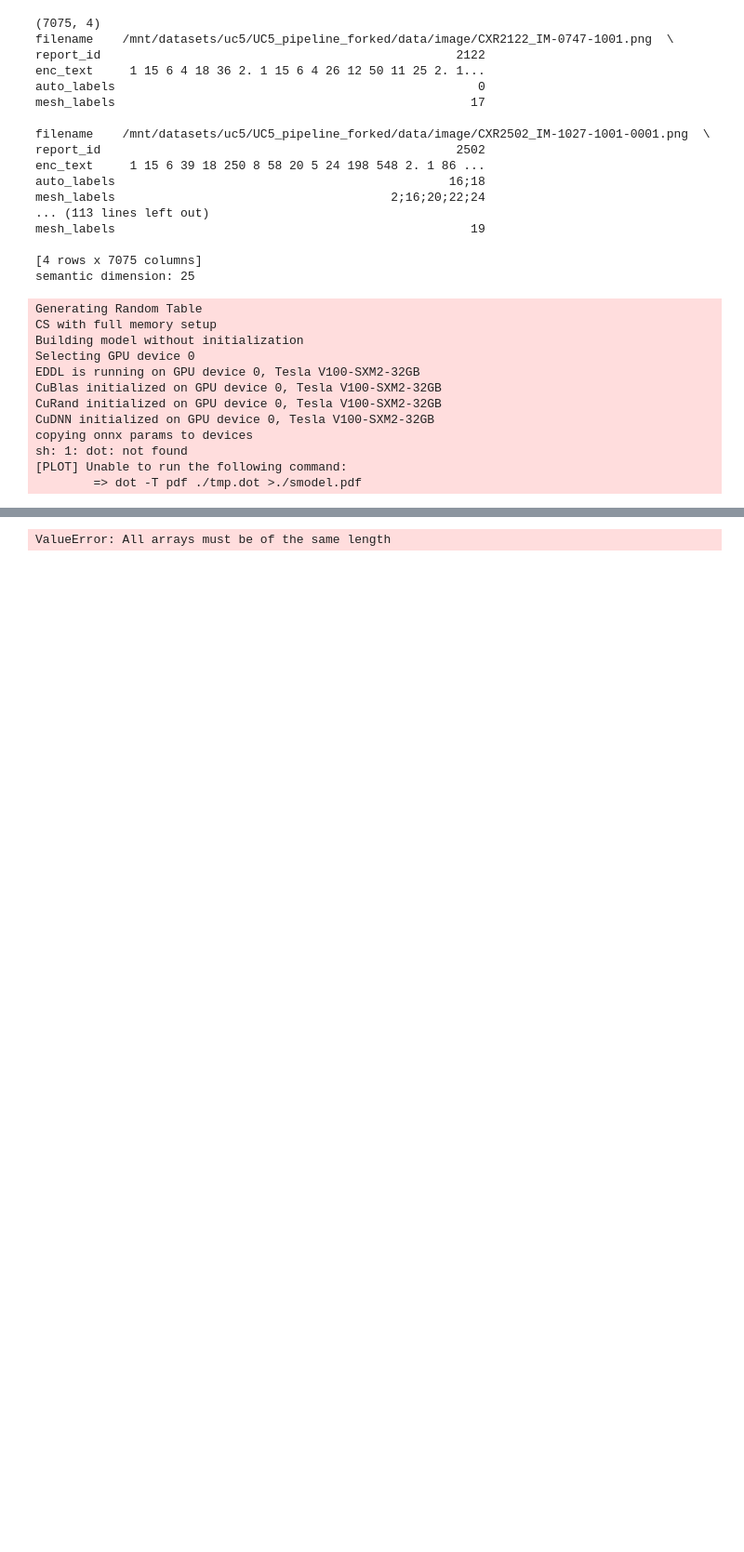
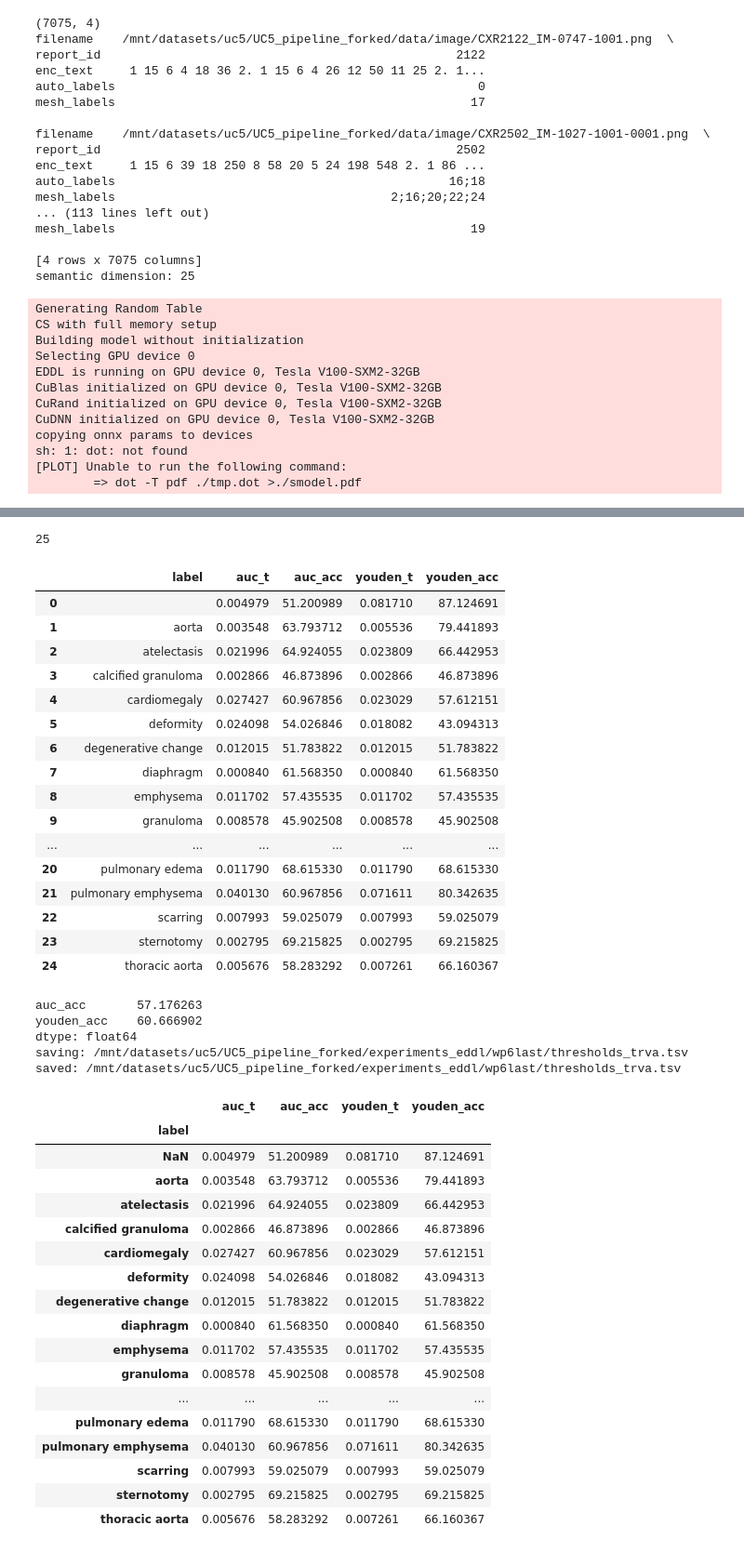
Before and after one commit to thistlillo/UC5_pipeline_forked, a Jupyter notebook: src/NB_per_label_thresholds.ipynb, the cells around one changed output, grey strips where cells are left out. Shown at 93% size. Cells and saved outputs as stored; diff of their text form; code cells hidden in the pictures; blank space fills up the shorter version.

Commit message:
eddl 1.3

```diff
--- a/src/NB_per_label_thresholds.ipynb
+++ b/src/NB_per_label_thresholds.ipynb
@@ -122,11 +122,13 @@ def load_image(filename):
 def label_list(lab_str):
     return [int(s) for s in lab_str.split(";")]
 # %%
+
+# UNCOMMENT FOR TRAINING AND VALID
 split_ids = train_ids + valid_ids
 tsv_name = "thresholds_trva.tsv"
 
-split_ids = test_ids
-tsv_name = "thresholds_te.tsv"
+#split_ids = test_ids
+#tsv_name = "thresholds_te.tsv"
 
 predictions = np.empty( (semantic_dim, len(split_ids)) )
 targets = np.empty_like(predictions)
@@ -294,19 +313,59 @@ auc 0.00450995983555913, youden 0.001835539354942739
 # %%
 d = {"label": label_names, "auc_t": auc_ths, "auc_acc": auc_acc, "youden_t": J_ths, "youden_acc": J_acc}
 print(len(label_names))
 df = pd.DataFrame.from_dict(d)
 # df["different"] = df.auc_t != df.youden_t
 display(df)
 print(df[["auc_acc", "youden_acc"]].mean(axis=0))
 
 
 fn = join(exp_fld, tsv_name)
-print(fn)
+print("saving:", fn)
 # fn = join(exp_fld, "thresholds_te.tsv")
-# df.to_csv(fn, sep="\t", index=False )
+df.to_csv(fn, sep="\t", index=False )
 print("saved:", fn)
 
 df2 = pd.read_csv(fn, sep="\t").set_index("label")
 display(df2)
 # %% [output]
-ValueError: All arrays must be of the same length
+25
+|  | label | auc_t | auc_acc | youden_t | youden_acc |
+| 0 |  | 0.004979 | 51.200989 | 0.081710 | 87.124691 |
+| 1 | aorta | 0.003548 | 63.793712 | 0.005536 | 79.441893 |
+| 2 | atelectasis | 0.021996 | 64.924055 | 0.023809 | 66.442953 |
+| 3 | calcified granuloma | 0.002866 | 46.873896 | 0.002866 | 46.873896 |
+| 4 | cardiomegaly | 0.027427 | 60.967856 | 0.023029 | 57.612151 |
+| 5 | deformity | 0.024098 | 54.026846 | 0.018082 | 43.094313 |
+| 6 | degenerative change | 0.012015 | 51.783822 | 0.012015 | 51.783822 |
+| 7 | diaphragm | 0.000840 | 61.568350 | 0.000840 | 61.568350 |
+| 8 | emphysema | 0.011702 | 57.435535 | 0.011702 | 57.435535 |
+| 9 | granuloma | 0.008578 | 45.902508 | 0.008578 | 45.902508 |
+| ... | ... | ... | ... | ... | ... |
+| 20 | pulmonary edema | 0.011790 | 68.615330 | 0.011790 | 68.615330 |
+| 21 | pulmonary emphysema | 0.040130 | 60.967856 | 0.071611 | 80.342635 |
+| 22 | scarring | 0.007993 | 59.025079 | 0.007993 | 59.025079 |
+| 23 | sternotomy | 0.002795 | 69.215825 | 0.002795 | 69.215825 |
+| 24 | thoracic aorta | 0.005676 | 58.283292 | 0.007261 | 66.160367 |
+auc_acc       57.176263
+youden_acc    60.666902
+dtype: float64
+saving: /mnt/datasets/uc5/UC5_pipeline_forked/experiments_eddl/wp6last/thresholds_trva.tsv
+saved: /mnt/datasets/uc5/UC5_pipeline_forked/experiments_eddl/wp6last/thresholds_trva.tsv
+|  | auc_t | auc_acc | youden_t | youden_acc |
+| label |  |  |  |  |
+| NaN | 0.004979 | 51.200989 | 0.081710 | 87.124691 |
+| aorta | 0.003548 | 63.793712 | 0.005536 | 79.441893 |
+| atelectasis | 0.021996 | 64.924055 | 0.023809 | 66.442953 |
+| calcified granuloma | 0.002866 | 46.873896 | 0.002866 | 46.873896 |
+| cardiomegaly | 0.027427 | 60.967856 | 0.023029 | 57.612151 |
+| deformity | 0.024098 | 54.026846 | 0.018082 | 43.094313 |
+| degenerative change | 0.012015 | 51.783822 | 0.012015 | 51.783822 |
+| diaphragm | 0.000840 | 61.568350 | 0.000840 | 61.568350 |
+| emphysema | 0.011702 | 57.435535 | 0.011702 | 57.435535 |
+| granuloma | 0.008578 | 45.902508 | 0.008578 | 45.902508 |
+| ... | ... | ... | ... | ... |
+| pulmonary edema | 0.011790 | 68.615330 | 0.011790 | 68.615330 |
+| pulmonary emphysema | 0.040130 | 60.967856 | 0.071611 | 80.342635 |
+| scarring | 0.007993 | 59.025079 | 0.007993 | 59.025079 |
+| sternotomy | 0.002795 | 69.215825 | 0.002795 | 69.215825 |
+| thoracic aorta | 0.005676 | 58.283292 | 0.007261 | 66.160367 |
```
Also changed, not shown: parts of 5 cells of this notebook, 6 other files.
